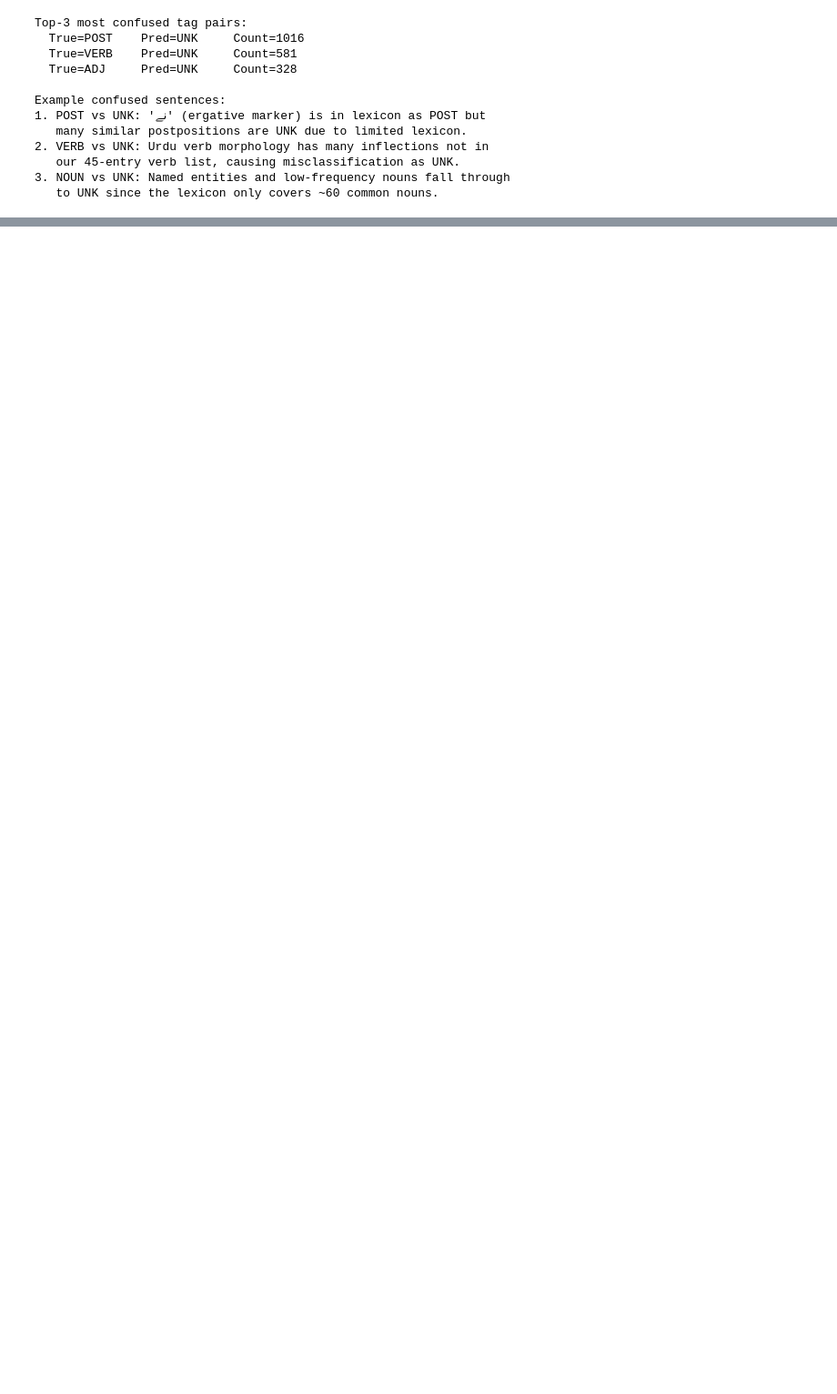
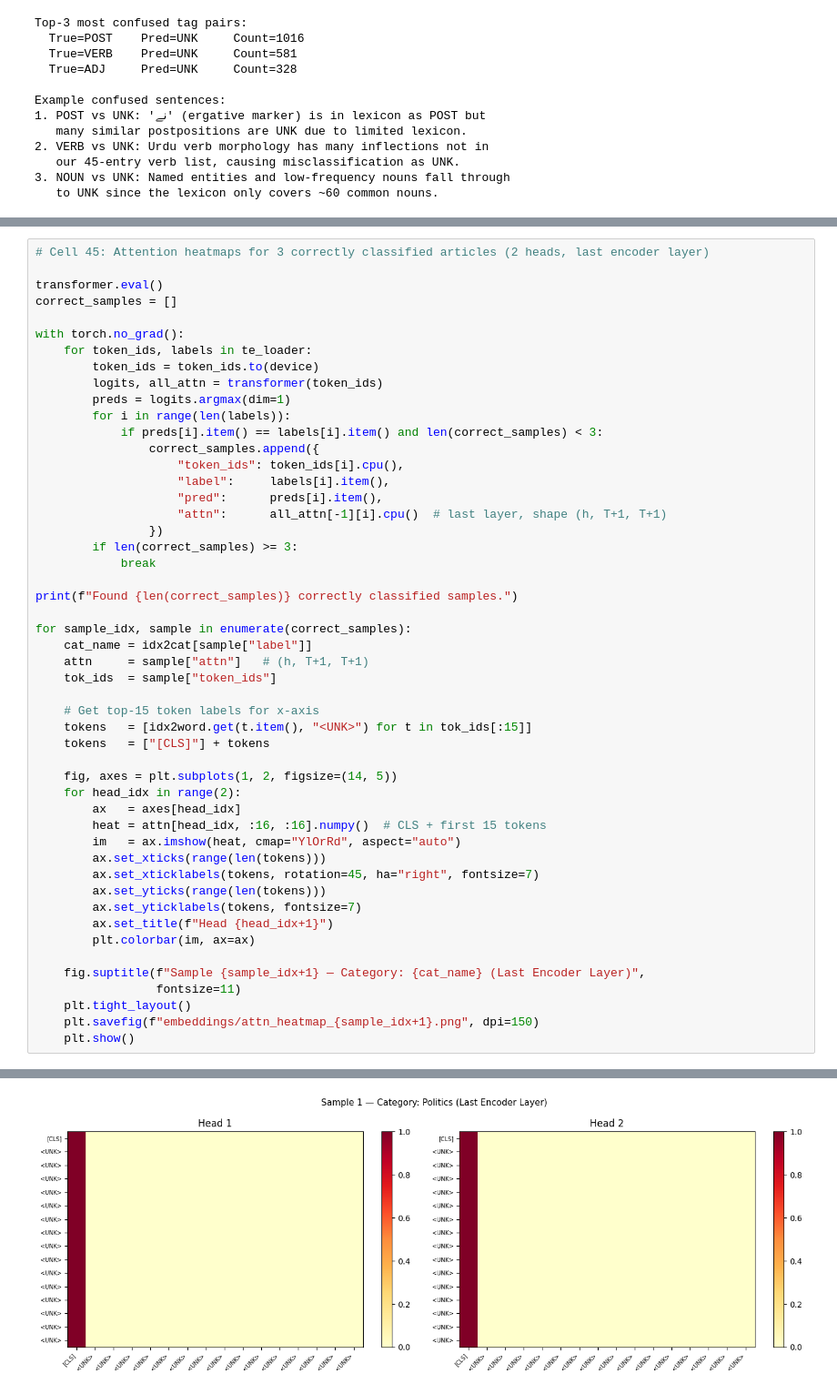
Before and after one commit to okashadswork-lang/i23-2525-NLP-Assignment2, a Jupyter notebook: i23_2525_Assignment2_Ds-C.ipynb, the cells around one changed output, grey strips where cells are left out. Shown at 91% size. Saved outputs shown, nothing was run; the diff lists cells and outputs as text; blank space fills up the shorter version.

```diff
--- a/i23_2525_Assignment2_Ds-C.ipynb
+++ b/i23_2525_Assignment2_Ds-C.ipynb
@@ -2298,0 +2906,51 @@ A4 (No CRF for NER): The CRF transition matrix enforces valid BIO tag
+# %%
+# Cell 45: Attention heatmaps for 3 correctly classified articles (2 heads, last encoder layer)
+
+transformer.eval()
+correct_samples = []
+
+with torch.no_grad():
+    for token_ids, labels in te_loader:
+        token_ids = token_ids.to(device)
+        logits, all_attn = transformer(token_ids)
+        preds = logits.argmax(dim=1)
+        for i in range(len(labels)):
+            if preds[i].item() == labels[i].item() and len(correct_samples) < 3:
+                correct_samples.append({
+                    "token_ids": token_ids[i].cpu(),
+                    "label":     labels[i].item(),
+                    "pred":      preds[i].item(),
+                    "attn":      all_attn[-1][i].cpu()  # last layer, shape (h, T+1, T+1)
+                })
+        if len(correct_samples) >= 3:
+            break
+
+print(f"Found {len(correct_samples)} correctly classified samples.")
+
+for sample_idx, sample in enumerate(correct_samples):
+    cat_name = idx2cat[sample["label"]]
+    attn     = sample["attn"]   # (h, T+1, T+1)
+    tok_ids  = sample["token_ids"]
+
+    # Get top-15 token labels for x-axis
+    tokens   = [idx2word.get(t.item(), "<UNK>") for t in tok_ids[:15]]
+    tokens   = ["[CLS]"] + tokens
+
+    fig, axes = plt.subplots(1, 2, figsize=(14, 5))
+    for head_idx in range(2):
+        ax   = axes[head_idx]
+        heat = attn[head_idx, :16, :16].numpy()  # CLS + first 15 tokens
+        im   = ax.imshow(heat, cmap="YlOrRd", aspect="auto")
+        ax.set_xticks(range(len(tokens)))
+        ax.set_xticklabels(tokens, rotation=45, ha="right", fontsize=7)
+        ax.set_yticks(range(len(tokens)))
+        ax.set_yticklabels(tokens, fontsize=7)
+        ax.set_title(f"Head {head_idx+1}")
+        plt.colorbar(im, ax=ax)
+
+    fig.suptitle(f"Sample {sample_idx+1} — Category: {cat_name} (Last Encoder Layer)",
+                 fontsize=11)
+    plt.tight_layout()
+    plt.savefig(f"embeddings/attn_heatmap_{sample_idx+1}.png", dpi=150)
+    plt.show()
+# %% [output]
@@ -2298,0 +2958 @@ A4 (No CRF for NER): The CRF transition matrix enforces valid BIO tag
+[figure, added]
```
Also changed, not shown: parts of 23 cells of this notebook.
